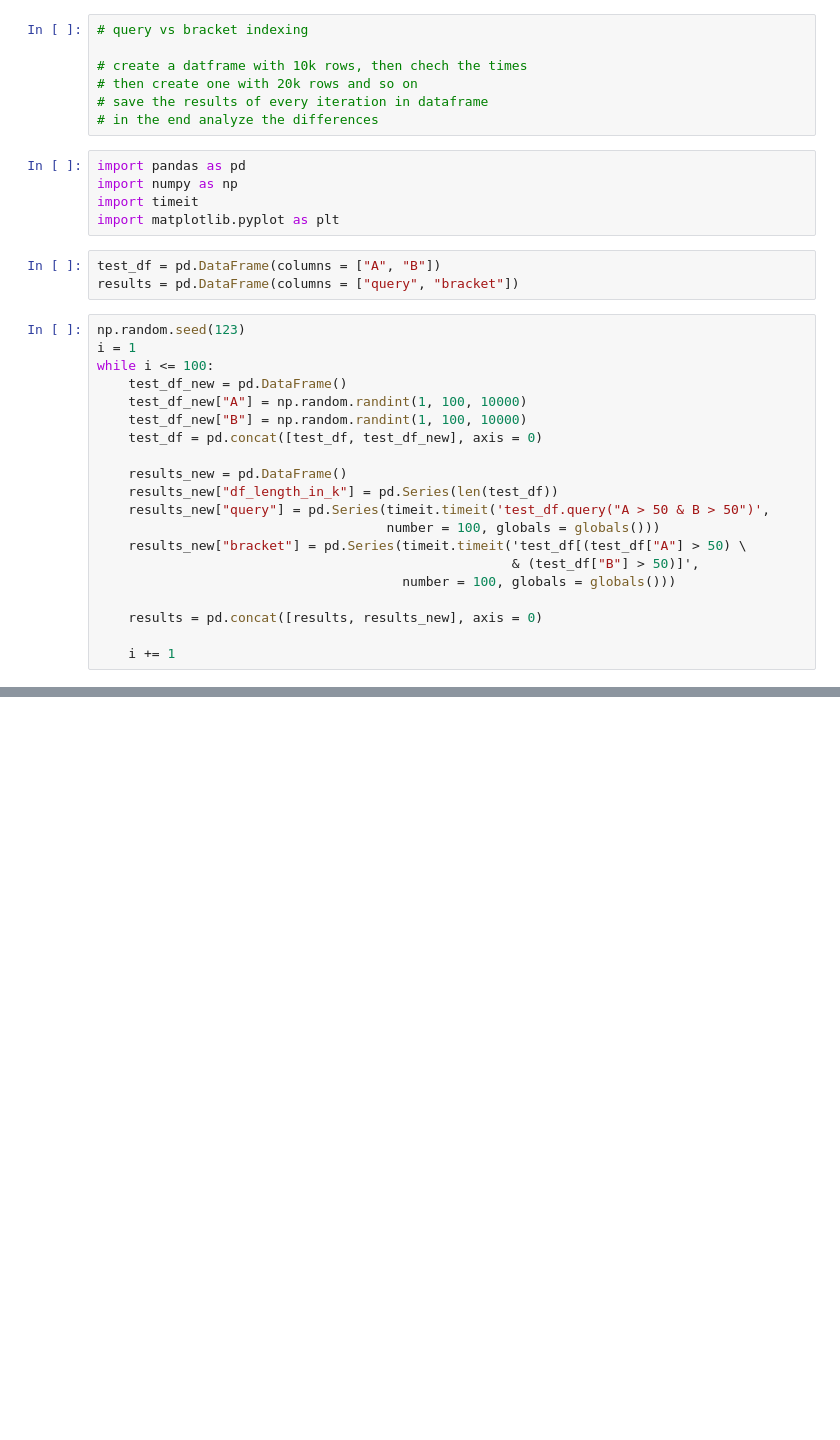
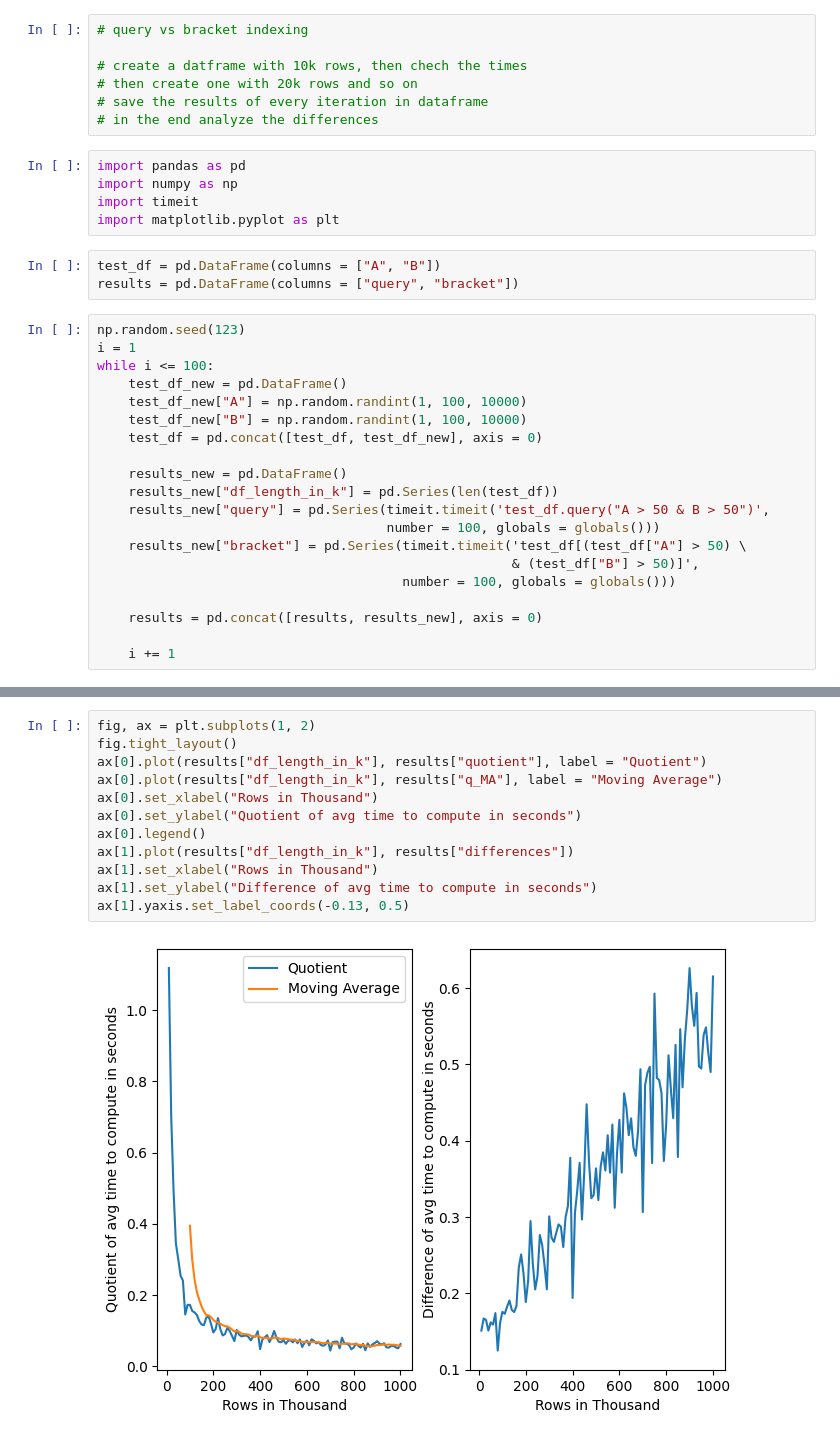
Before and after one commit to mbuerg/Pandas-query-vs-bracket-indexing, a Jupyter notebook: query_vs_dev.ipynb, the cells around one changed output, grey strips where cells are left out. Drawn from its saved outputs; the diff is of its cells as text; blank space fills up the shorter version.

```diff
--- a/query_vs_dev.ipynb
+++ b/query_vs_dev.ipynb
@@ -63,0 +86,14 @@ ax.set_ylabel("Avg time to compute query in seconds")
+# %%
+fig, ax = plt.subplots(1, 2)
+fig.tight_layout()
+ax[0].plot(results["df_length_in_k"], results["quotient"], label = "Quotient")
+ax[0].plot(results["df_length_in_k"], results["q_MA"], label = "Moving Average")
+ax[0].set_xlabel("Rows in Thousand")
+ax[0].set_ylabel("Quotient of avg time to compute in seconds")
+ax[0].legend()
+ax[1].plot(results["df_length_in_k"], results["differences"])
+ax[1].set_xlabel("Rows in Thousand")
+ax[1].set_ylabel("Difference of avg time to compute in seconds")
+ax[1].yaxis.set_label_coords(-0.13, 0.5)
+# %% [output]
+[figure, added]
```
Also changed, not shown: parts of 6 cells of this notebook.
